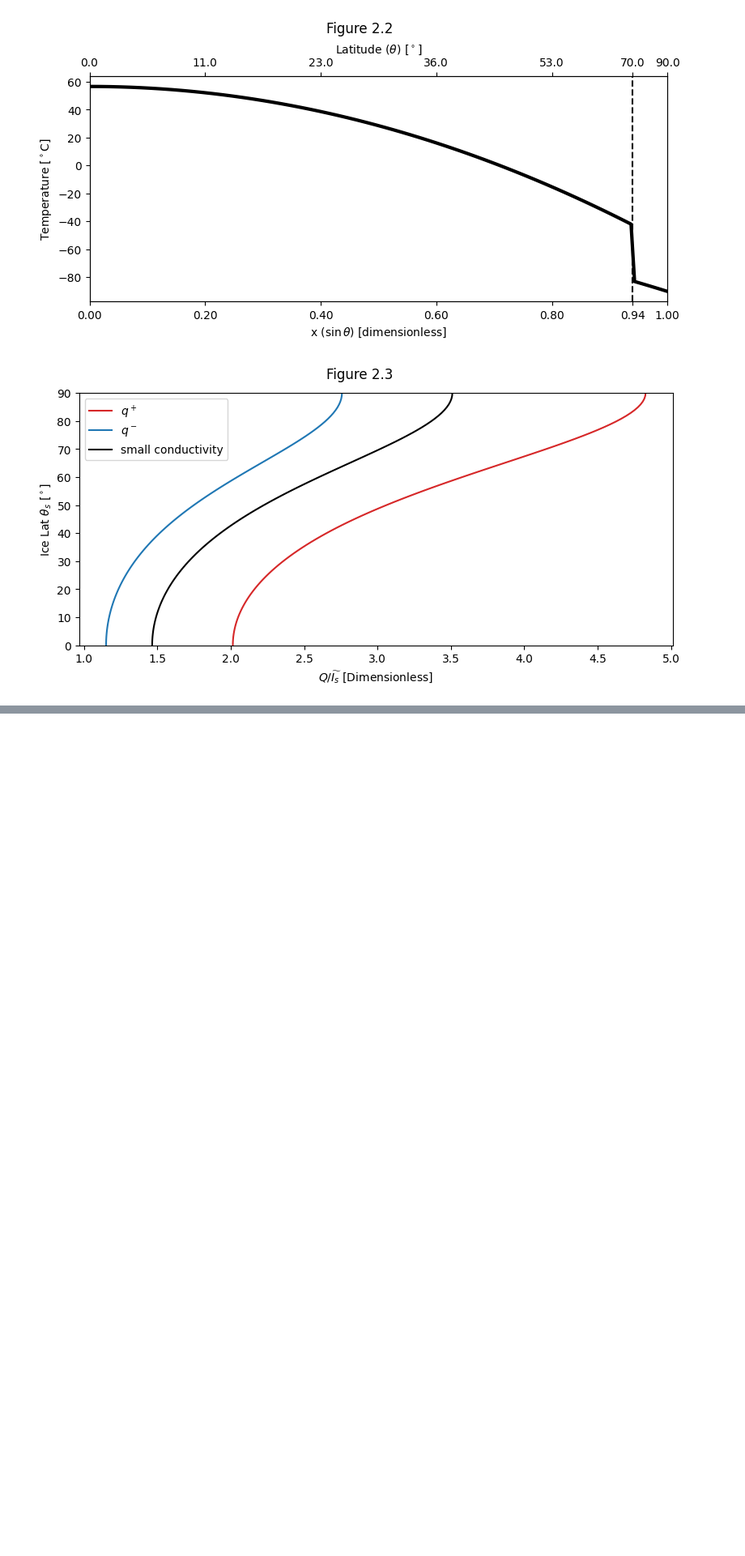
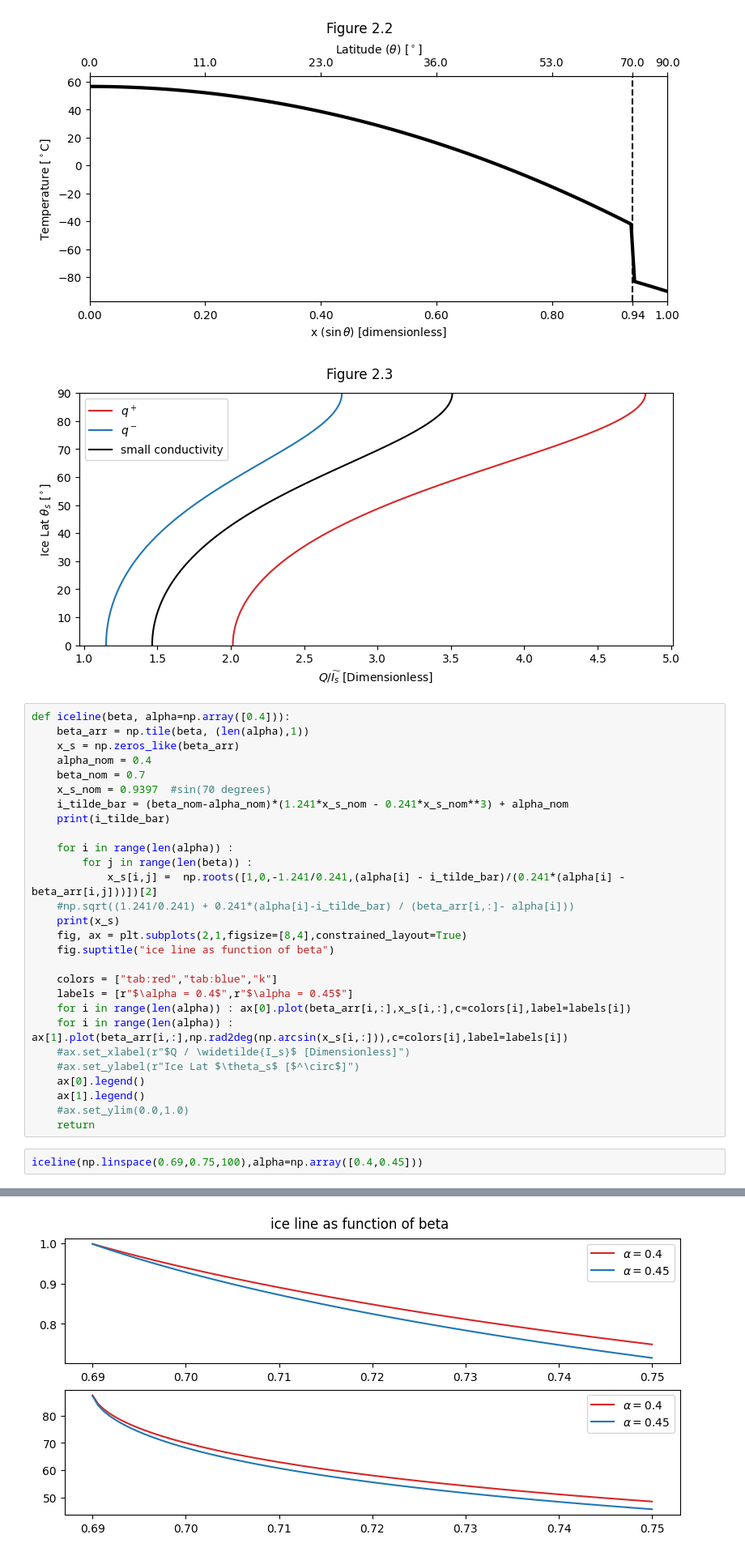
Before and after one commit to L-Coleman/phys8250, a Jupyter notebook: lindzen_ch2_plots.ipynb, the cells around one changed output, grey strips where cells are left out. Shown at 81% size. Drawn from its saved outputs; the diff is of its cells as text; blank space fills up the shorter version.

```diff
--- a/lindzen_ch2_plots.ipynb
+++ b/lindzen_ch2_plots.ipynb
@@ -75,3 +75,34 @@ plot2_3(latitude)
 (3, 89)
 [figure]
 [figure]
+# %%
+def iceline(beta, alpha=np.array([0.4])):
+    beta_arr = np.tile(beta, (len(alpha),1))
+    x_s = np.zeros_like(beta_arr)
+    alpha_nom = 0.4
+    beta_nom = 0.7
+    x_s_nom = 0.9397  #sin(70 degrees)
+    i_tilde_bar = (beta_nom-alpha_nom)*(1.241*x_s_nom - 0.241*x_s_nom**3) + alpha_nom
+    print(i_tilde_bar)
+
+    for i in range(len(alpha)) :
+        for j in range(len(beta)) :
+            x_s[i,j] =  np.roots([1,0,-1.241/0.241,(alpha[i] - i_tilde_bar)/(0.241*(alpha[i] - beta_arr[i,j]))])[2]
+    #np.sqrt((1.241/0.241) + 0.241*(alpha[i]-i_tilde_bar) / (beta_arr[i,:]- alpha[i]))
+    print(x_s)
+    fig, ax = plt.subplots(2,1,figsize=[8,4],constrained_layout=True)
+    fig.suptitle("ice line as function of beta")
+
+    colors = ["tab:red","tab:blue","k"]
+    labels = [r"$\alpha = 0.4$",r"$\alpha = 0.45$"]
+    for i in range(len(alpha)) : ax[0].plot(beta_arr[i,:],x_s[i,:],c=colors[i],label=labels[i])
+    for i in range(len(alpha)) : ax[1].plot(beta_arr[i,:],np.rad2deg(np.arcsin(x_s[i,:])),c=colors[i],label=labels[i])
+    #ax.set_xlabel(r"$Q / \widetilde{I_s}$ [Dimensionless]")
+    #ax.set_ylabel(r"Ice Lat $\theta_s$ [$^\circ$]")
+    ax[0].legend()
+    ax[1].legend()
+    #ax.set_ylim(0.0,1.0)
+    return
+# %%
+iceline(np.linspace(0.69,0.75,100),alpha=np.array([0.4,0.45]))
+# %% [output]
@@ -77,0 +126 @@ plot2_3(latitude)
+[figure, added]
```
Also changed, not shown: parts of 3 cells of this notebook, 1 other file.
